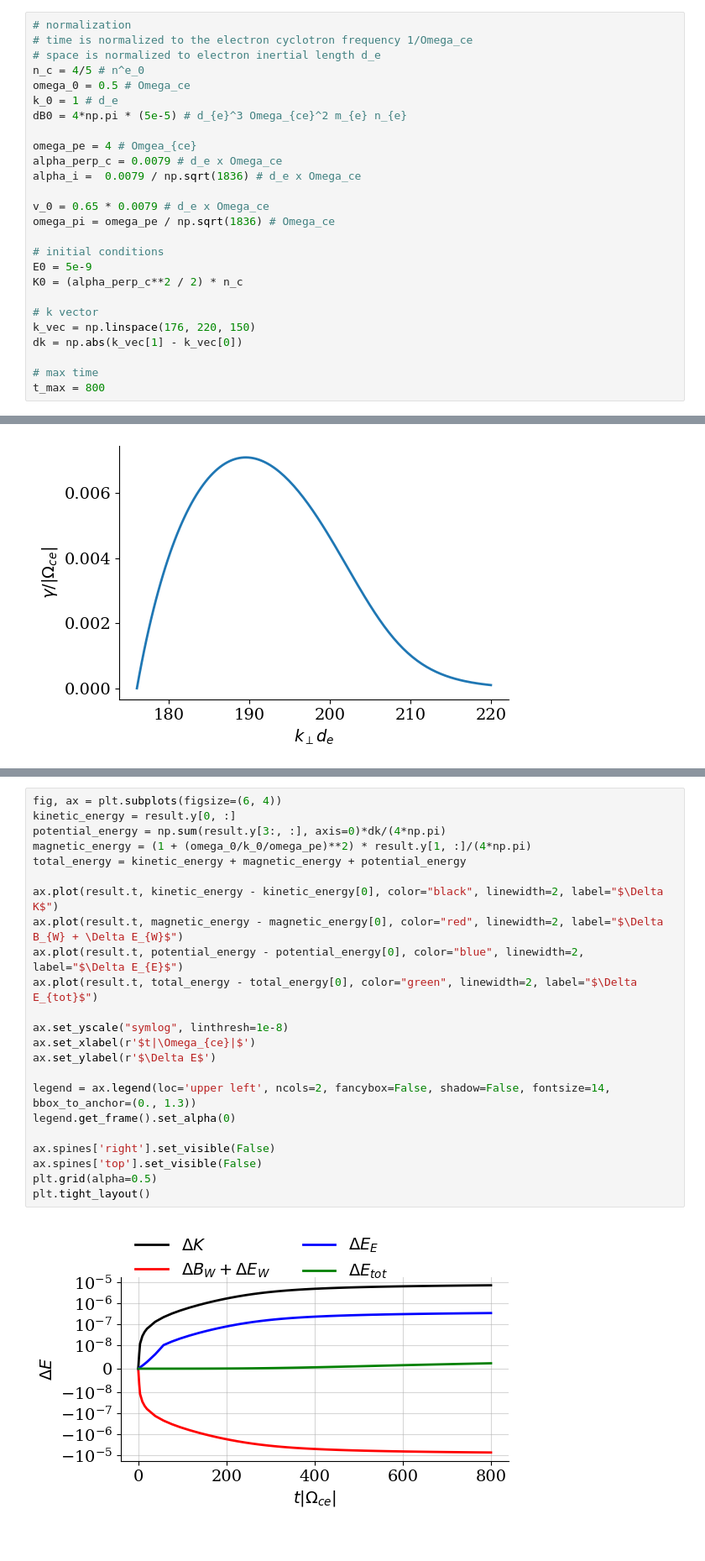
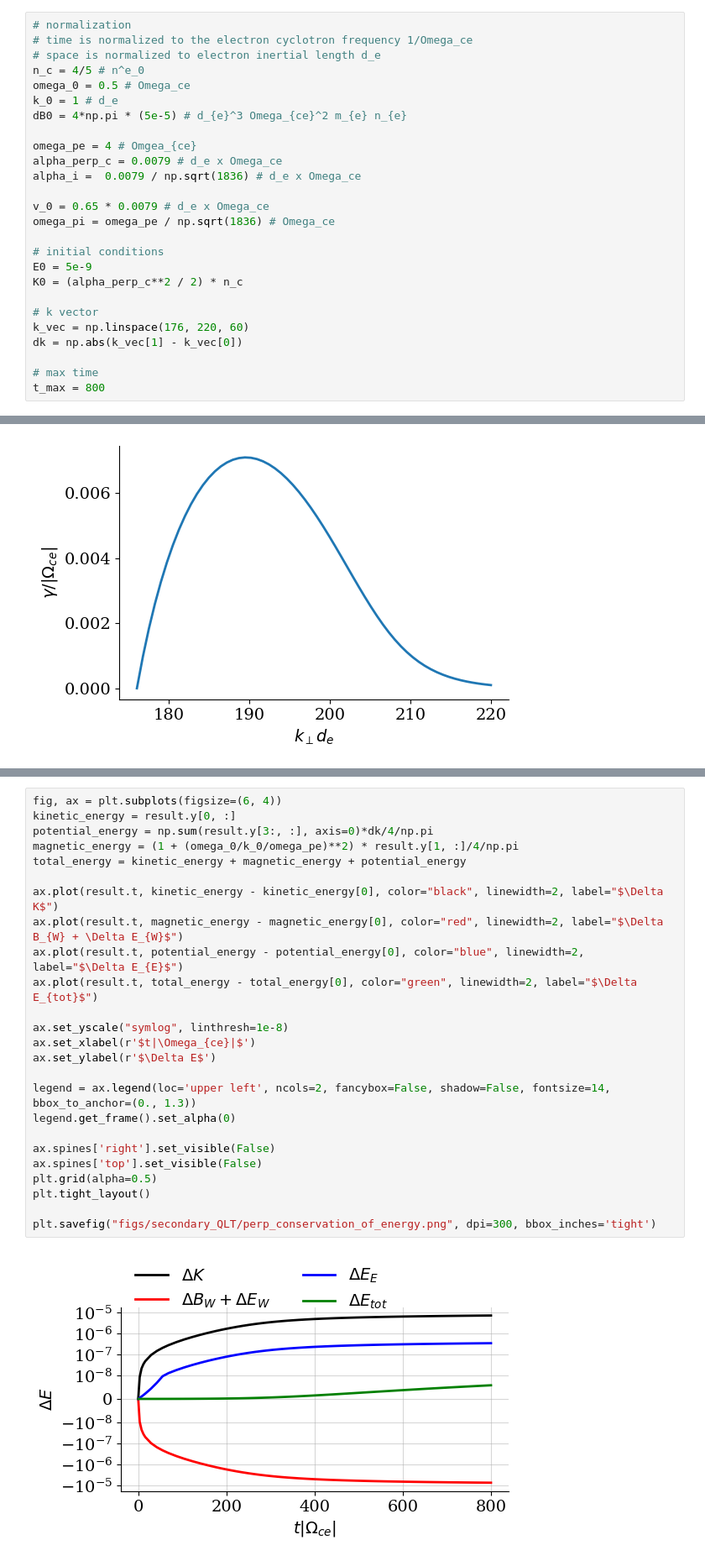
Before and after one commit to opaliss/QLT_whistler, a Jupyter notebook: 2021_pop_electrostatic_perpendicular_QLT.ipynb, the cells around one changed output, grey strips where cells are left out. Shown: that part at 84% size. Saved outputs shown, nothing was run; the diff lists cells and outputs as text.

```diff
--- a/2021_pop_electrostatic_perpendicular_QLT.ipynb
+++ b/2021_pop_electrostatic_perpendicular_QLT.ipynb
@@ -114,7 +114,7 @@ E0 = 5e-9
 K0 = (alpha_perp_c**2 / 2) * n_c
 
 # k vector
-k_vec = np.linspace(176, 220, 150)
+k_vec = np.linspace(176, 220, 60)
 dk = np.abs(k_vec[1] - k_vec[0])
 
 # max time
@@ -205,28 +213,30 @@ plt.tight_layout()
 # %%
 fig, ax = plt.subplots(figsize=(6, 4))
 kinetic_energy = result.y[0, :]
-potential_energy = np.sum(result.y[3:, :], axis=0)*dk/(4*np.pi)
-magnetic_energy = (1 + (omega_0/k_0/omega_pe)**2) * result.y[1, :]/(4*np.pi)
+potential_energy = np.sum(result.y[3:, :], axis=0)*dk/4/np.pi
+magnetic_energy = (1 + (omega_0/k_0/omega_pe)**2) * result.y[1, :]/4/np.pi
 total_energy = kinetic_energy + magnetic_energy + potential_energy
 
 ax.plot(result.t, kinetic_energy - kinetic_energy[0], color="black", linewidth=2, label="$\Delta K$")
 ax.plot(result.t, magnetic_energy - magnetic_energy[0], color="red", linewidth=2, label="$\Delta B_{W} + \Delta E_{W}$")
 ax.plot(result.t, potential_energy - potential_energy[0], color="blue", linewidth=2, label="$\Delta E_{E}$")
 ax.plot(result.t, total_energy - total_energy[0], color="green", linewidth=2, label="$\Delta E_{tot}$")
 
 ax.set_yscale("symlog", linthresh=1e-8)
 ax.set_xlabel(r'$t|\Omega_{ce}|$')
 ax.set_ylabel(r'$\Delta E$')
 
 legend = ax.legend(loc='upper left', ncols=2, fancybox=False, shadow=False, fontsize=14, bbox_to_anchor=(0., 1.3))
 legend.get_frame().set_alpha(0)
 
 ax.spines['right'].set_visible(False)
 ax.spines['top'].set_visible(False)
 plt.grid(alpha=0.5)
 plt.tight_layout()
+
+plt.savefig("figs/secondary_QLT/perp_conservation_of_energy.png", dpi=300, bbox_inches='tight')
 # %% [output]
-[figure, old version]
+[figure, new version]
 # %%
 fig, ax = plt.subplots(figsize=(7, 5))
 pos = ax.pcolormesh(result.t, k_vec, result.y[3:], cmap="viridis",
```
Also changed, not shown: parts of 7 cells of this notebook, 6 other files.
